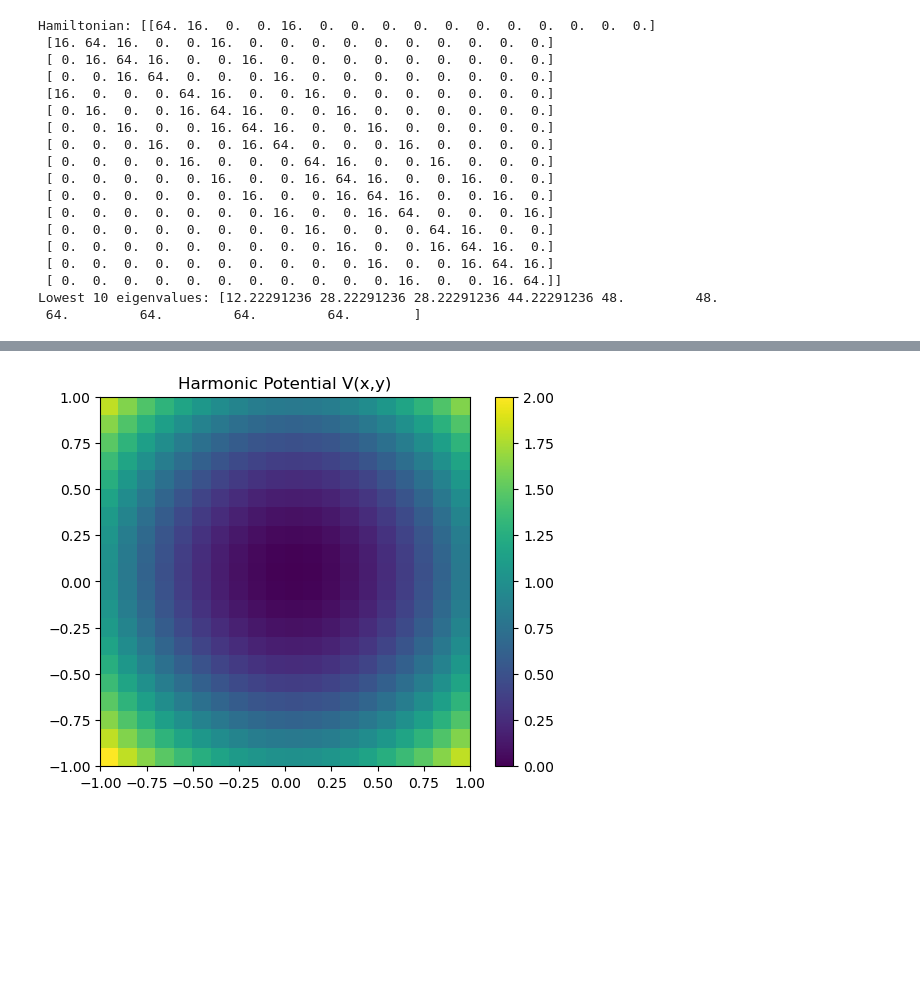
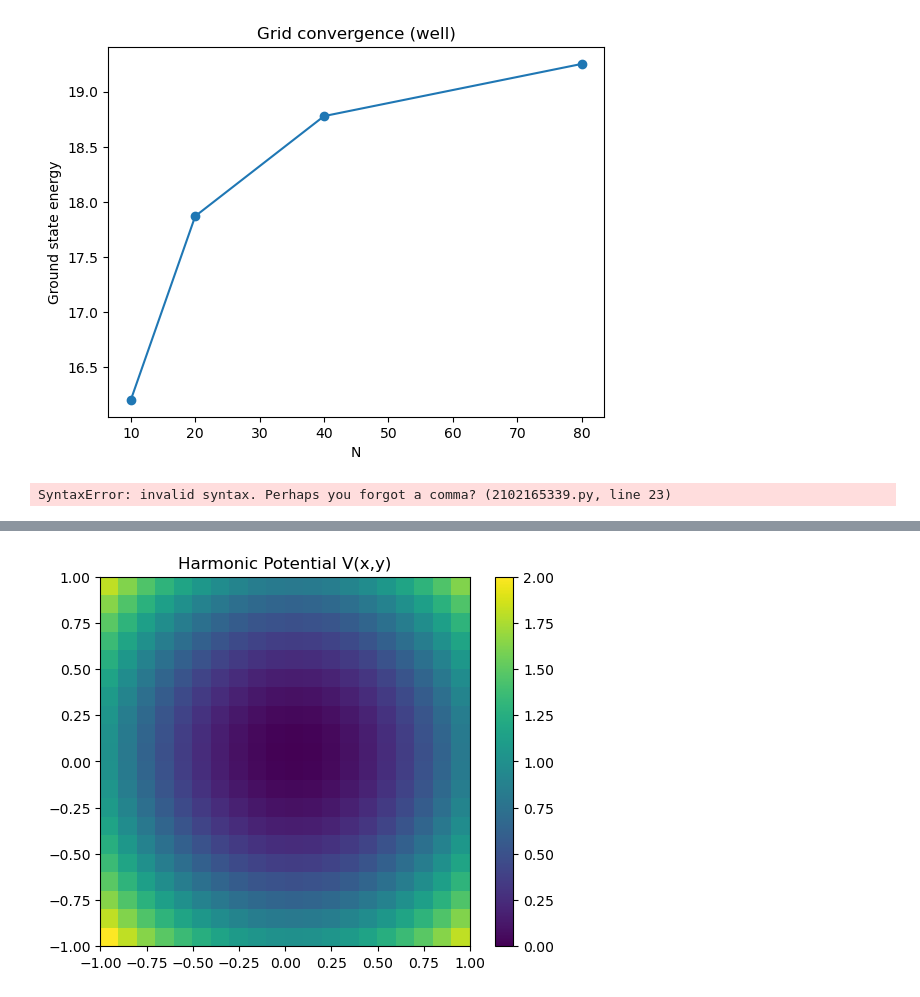
Before and after one commit to desaiamogh31/utd-hpc-course-repo, a Jupyter notebook: hw2/src/analysis.ipynb, the cells around one changed output, grey strips where cells are left out. Saved outputs shown, nothing was run; the diff lists cells and outputs as text; code cells hidden in the pictures; blank space fills up the shorter version.

```diff
--- a/hw2/src/analysis.ipynb
+++ b/hw2/src/analysis.ipynb
@@ -21,25 +36,49 @@ Imported from: /Users/a.n.d./Documents/UTD/Coursework/HPC/utd-hpc-course-repo/hw
 # %%
-import eigen
-import numpy as np
-vals, vecs = eigen.solve_eigen(N=4, potential='well', n_eigs=10)
-print(f"Lowest {10} eigenvalues:", vals)
-np.savetxt(f'eigs_N{40}.txt', vals)
+# Now, let's analyze the convergence of the ground state energy as we increase N.
+E0 = []
+
+for n in N:
+    vals = np.loadtxt(f"eigs_N{n}_well.txt")
+    E0.append(vals[0])   # ground state energy
+
+plt.plot(N, E0, 'o-')
+plt.xlabel("N")
+plt.ylabel("Ground state energy")
+plt.title("Grid convergence (well)")
+plt.show()
 # %% [output]
-Hamiltonian: [[64. 16.  0.  0. 16.  0.  0.  0.  0.  0.  0.  0.  0.  0.  0.  0.]
- [16. 64. 16.  0.  0. 16.  0.  0.  0.  0.  0.  0.  0.  0.  0.  0.]
- [ 0. 16. 64. 16.  0.  0. 16.  0.  0.  0.  0.  0.  0.  0.  0.  0.]
- [ 0.  0. 16. 64.  0.  0.  0. 16.  0.  0.  0.  0.  0.  0.  0.  0.]
- [16.  0.  0.  0. 64. 16.  0.  0. 16.  0.  0.  0.  0.  0.  0.  0.]
- [ 0. 16.  0.  0. 16. 64. 16.  0.  0. 16.  0.  0.  0.  0.  0.  0.]
- [ 0.  0. 16.  0.  0. 16. 64. 16.  0.  0. 16.  0.  0.  0.  0.  0.]
- [ 0.  0.  0. 16.  0.  0. 16. 64.  0.  0.  0. 16.  0.  0.  0.  0.]
- [ 0.  0.  0.  0. 16.  0.  0.  0. 64. 16.  0.  0. 16.  0.  0.  0.]
- [ 0.  0.  0.  0.  0. 16.  0.  0. 16. 64. 16.  0.  0. 16.  0.  0.]
- [ 0.  0.  0.  0.  0.  0. 16.  0.  0. 16. 64. 16.  0.  0. 16.  0.]
- [ 0.  0.  0.  0.  0.  0.  0. 16.  0.  0. 16. 64.  0.  0.  0. 16.]
- [ 0.  0.  0.  0.  0.  0.  0.  0. 16.  0.  0.  0. 64. 16.  0.  0.]
- [ 0.  0.  0.  0.  0.  0.  0.  0.  0. 16.  0.  0. 16. 64. 16.  0.]
- [ 0.  0.  0.  0.  0.  0.  0.  0.  0.  0. 16.  0.  0. 16. 64. 16.]
- [ 0.  0.  0.  0.  0.  0.  0.  0.  0.  0.  0. 16.  0.  0. 16. 64.]]
-Lowest 10 eigenvalues: [12.22291236 28.22291236 28.22291236 44.22291236 48.         48.
- 64.         64.         64.         64.        ]
+[figure, added]
+# %%
+import numpy as np
+import matplotlib.pyplot as plt
+
+E0 = []
+E1= []
+E2 =[]
+E3 = []
+E4 = []
+for n in N:
+    vals = np.loadtxt(f"eigs_N{n}_harmonic.txt")
+    E0.append(vals[0])   # ground state energy
+    E1.append(vals[1])   # first excited state energy
+    E2.append(vals[2])   # second excited state energy
+    E3.append(vals[3])   # third excited state energy
+    E4.append(vals[4])   # fourth excited state energy
+for n in N:
+    vals = np.loadtxt(f"eigs_N{n}_harmonic.txt")
+
+
+
+
+plt.plot(N, E0, 'o-', label='Ground state')
+plt.plot(N, E1, 'o-', markersize=8,linewidth =4, label='First excited state')
+plt.plot(N, E2, '*-', label='Second excited state')
+plt.plot(N, E3, 'o-', label='Third excited state')
+plt.plot(N, E4, 'o-', label='Fourth excited state')
+plt.xlabel("N")
+plt.ylabel("Energy")
+plt.title("Grid convergence (harmonic)")
+plt.legend()
+plt.show()
+# %% [output]
+SyntaxError: invalid syntax. Perhaps you forgot a comma? (2102165339.py, line 23)
```
Also changed, not shown: parts of 3 cells of this notebook.
